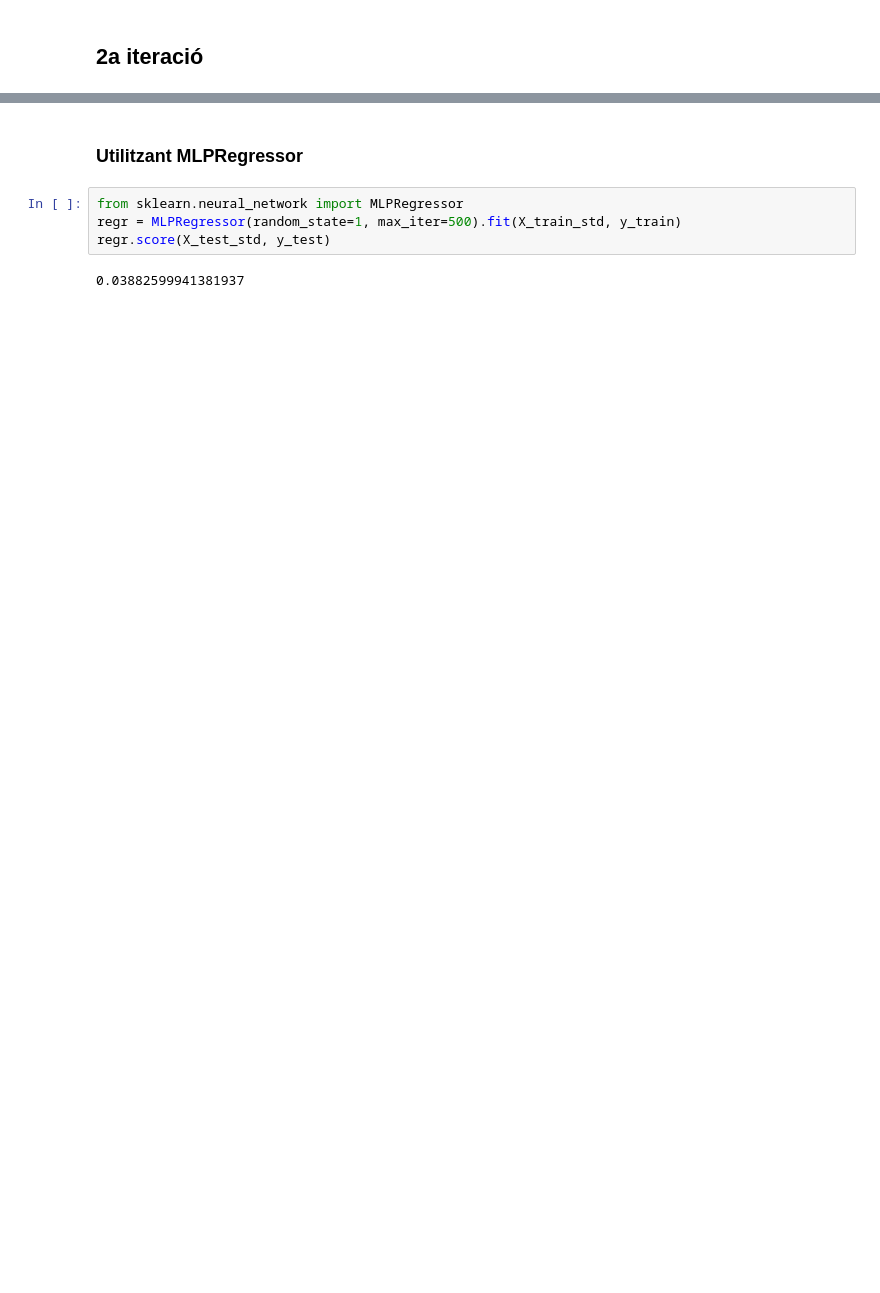
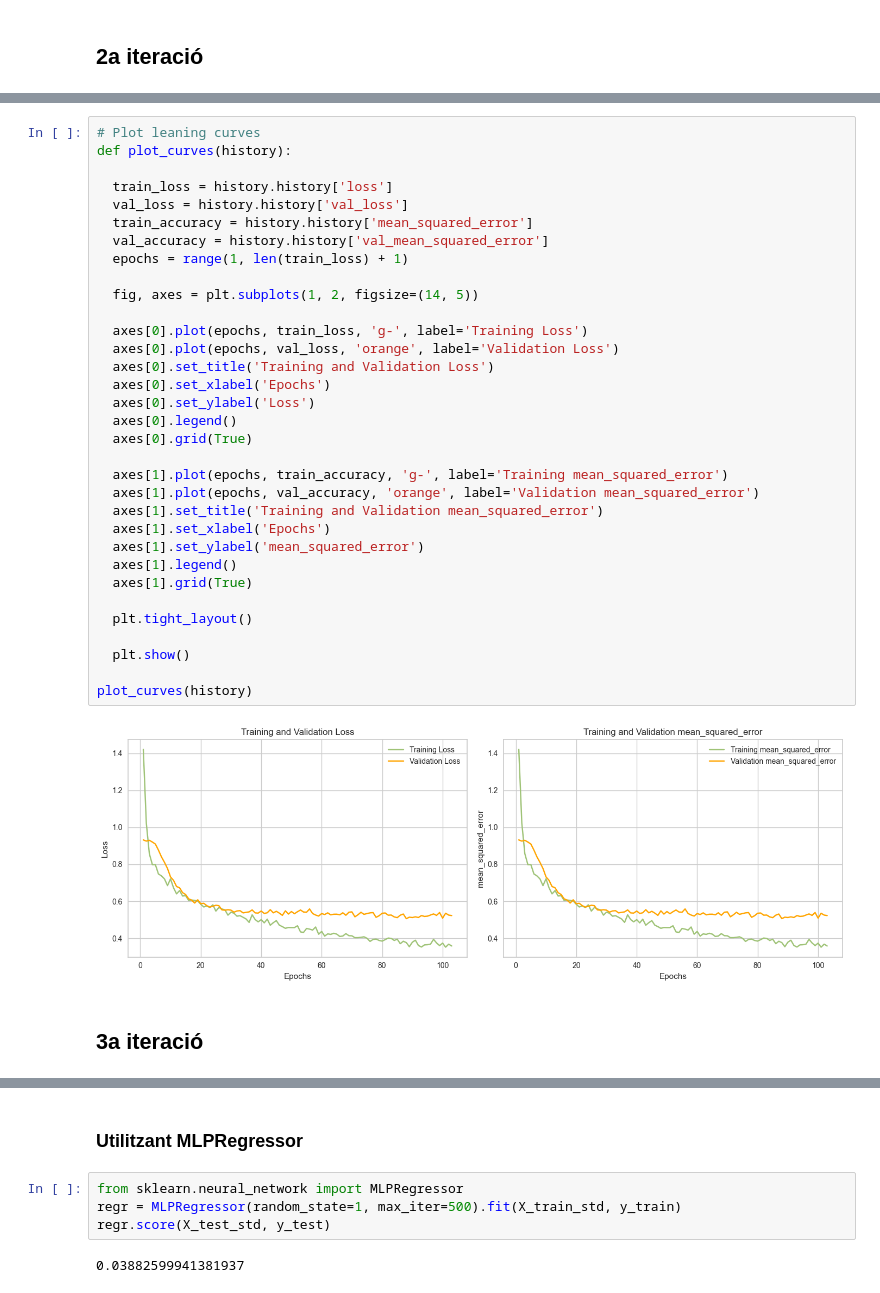
Before and after one commit to adraco007/Pollution_Health_BCN, a Jupyter notebook: totalModels.ipynb, the cells around one changed output, grey strips where cells are left out. Saved outputs shown, nothing was run; the diff lists cells and outputs as text; blank space fills up the shorter version.

```diff
--- a/totalModels.ipynb
+++ b/totalModels.ipynb
@@ -313,0 +330,37 @@ Testing R-squared: 0.2354
+# %%
+# Plot leaning curves
+def plot_curves(history):
+
+  train_loss = history.history['loss']
+  val_loss = history.history['val_loss']
+  train_accuracy = history.history['mean_squared_error']
+  val_accuracy = history.history['val_mean_squared_error']
+  epochs = range(1, len(train_loss) + 1)
+
+  fig, axes = plt.subplots(1, 2, figsize=(14, 5))
+
+  axes[0].plot(epochs, train_loss, 'g-', label='Training Loss')
+  axes[0].plot(epochs, val_loss, 'orange', label='Validation Loss')
+  axes[0].set_title('Training and Validation Loss')
+  axes[0].set_xlabel('Epochs')
+  axes[0].set_ylabel('Loss')
+  axes[0].legend()
+  axes[0].grid(True)
+
+  axes[1].plot(epochs, train_accuracy, 'g-', label='Training mean_squared_error')
+  axes[1].plot(epochs, val_accuracy, 'orange', label='Validation mean_squared_error')
+  axes[1].set_title('Training and Validation mean_squared_error')
+  axes[1].set_xlabel('Epochs')
+  axes[1].set_ylabel('mean_squared_error')
+  axes[1].legend()
+  axes[1].grid(True)
+
+  plt.tight_layout()
+
+  plt.show()
+
+plot_curves(history)
+# %% [output]
+[figure, added]
+# %% [markdown]
+## 3a iteració
```
Also changed, not shown: parts of 13 cells of this notebook.
